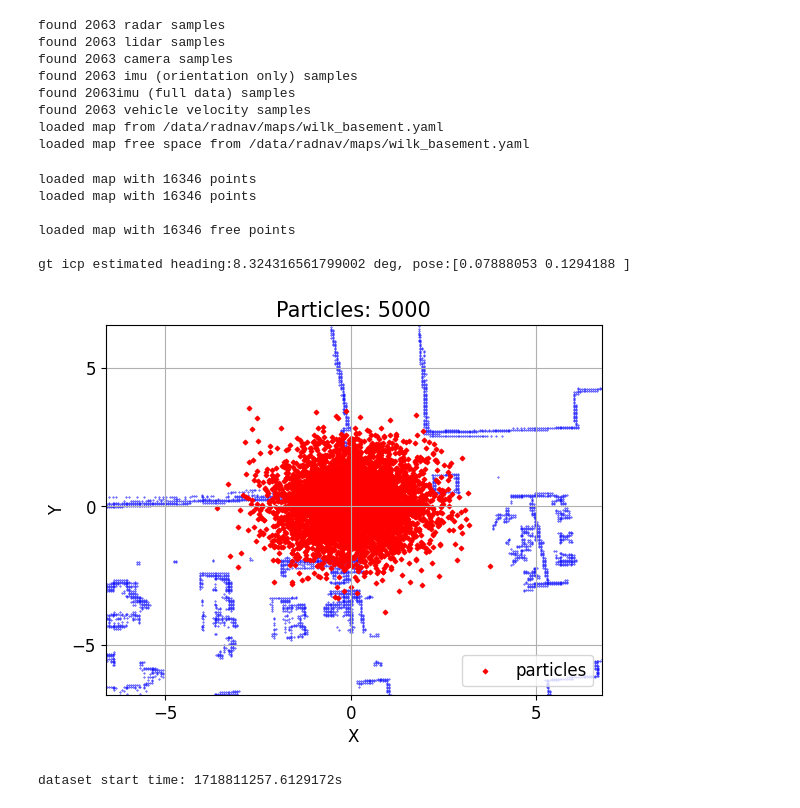
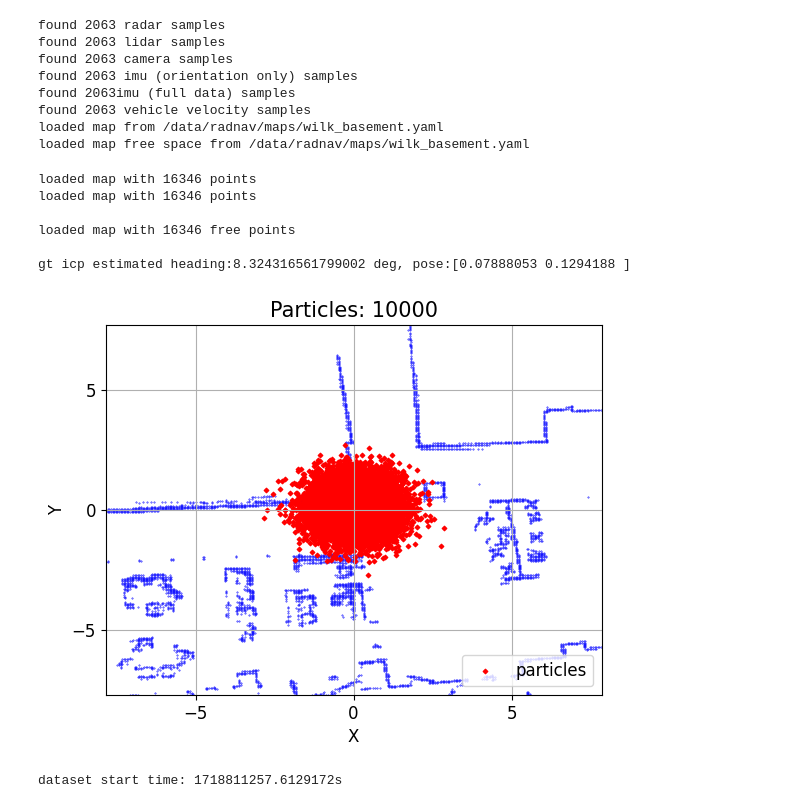
Before and after one commit to davidmhunt/odometry, a Jupyter notebook: notebooks/eval_particle_filter.ipynb, the cells around one changed output. Saved outputs shown, nothing was run; the diff lists cells and outputs as text; code cells hidden in the pictures.

Commit message:
fixed motion model bugs fixed video generation and history saving bugs

```diff
--- a/notebooks/eval_particle_filter.ipynb
+++ b/notebooks/eval_particle_filter.ipynb
@@ -61,10 +61,10 @@ motion_model = OdometryMM(
 
 particle_filter = particleFilter(
     motion_model=motion_model,
-    max_particles=1000,
-    measurement_model_sigma=1.0,
-    measurement_model_z_rand = 0.3,
-    measurement_model_z_hit = 0.7
+    max_particles=10000,
+    measurement_model_sigma=0.2,
+    measurement_model_z_rand = 0.2,
+    measurement_model_z_hit = 0.8
 )
 
 lidar_odometry = icp2DLocalization(
@@ -80,36 +80,36 @@ lidar_odometry = icp2DLocalization(
 test_bench = combinedPCPFTb(
     localizer=particle_filter,
     gt_localizer=lidar_odometry,
     map_handler=map_handler,
     dataset=dataset,
-    self_detection_radius_m=0.5,
+    self_detection_radius_m=1.0,
     vel_filter_v_thresh = 0.1,
     vel_filter_enabled = True,
     min_static_rejection_radius = 1.5, #was 0.5
     dynamic_cluster_eps = 1.5, #was 3
     dynamic_cluster_min_samples = 15 #was 50
 )
 
 start_heading = np.deg2rad(-6.1)
 start_pose = np.array([0.03,0.11])
 
 #initializes the lidar ground truth and also initializes
 #the particle filter particles
 test_bench.init_localization(
     est_start_heading_rad=start_heading,
     est_start_pose_m=start_pose,
-    n_particles=5000,
+    n_particles=10000,
     hdg_range=(-1 * np.pi / 8, np.pi/8), #start with facing forward for now
     show=True
 )
 # %% [output]
 loaded map with 16346 points
 loaded map with 16346 points
 
 loaded map with 16346 free points
 
 gt icp estimated heading:8.324316561799002 deg, pose:[0.07888053 0.1294188 ]
-[figure, old version]
+[figure, new version]
 # %%
 #initialize the kalman filter
 start_time_s = test_bench.get_dataset_start_time(idx=0)
```
Also changed, not shown: parts of 20 cells of this notebook, 4 other files.
